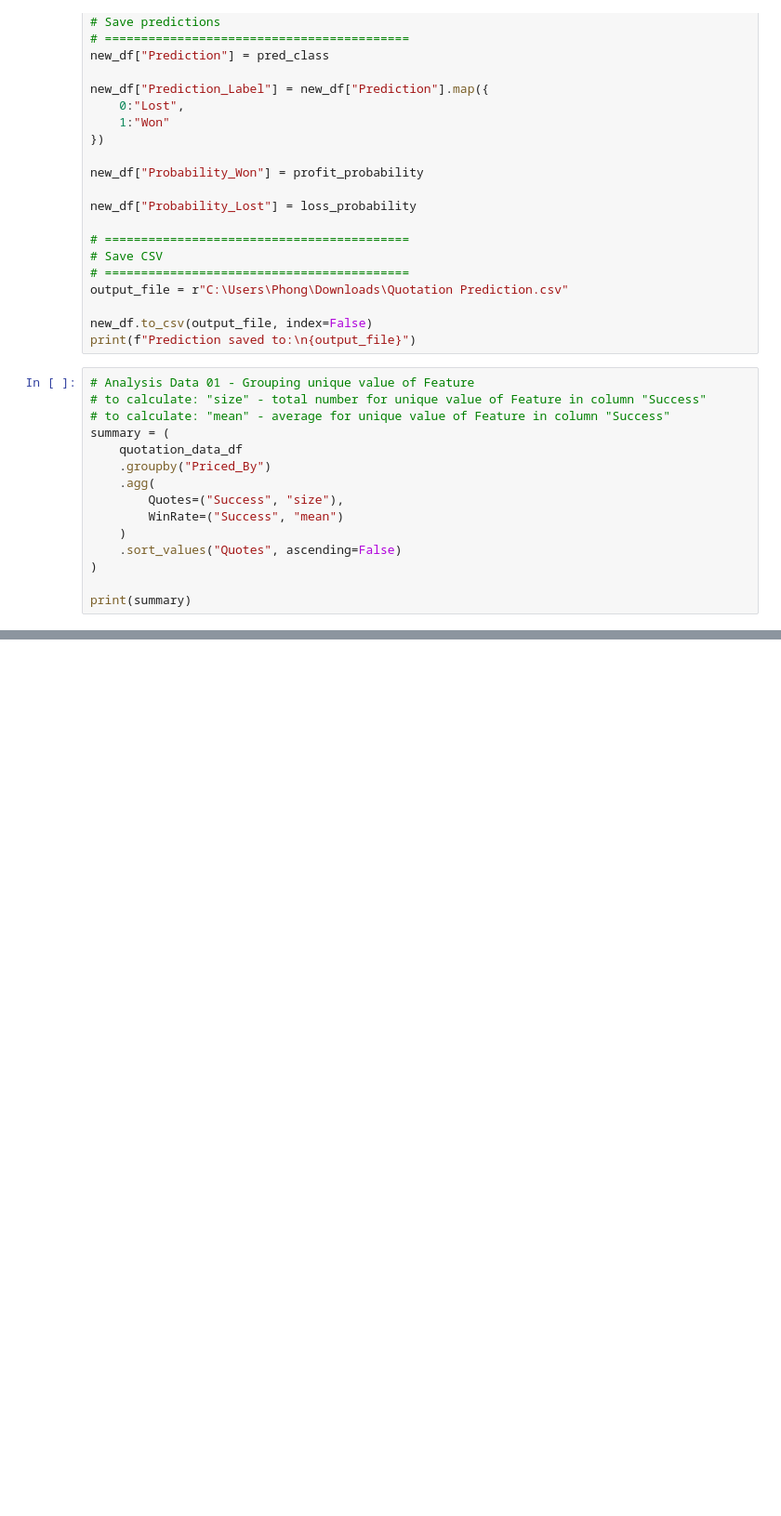
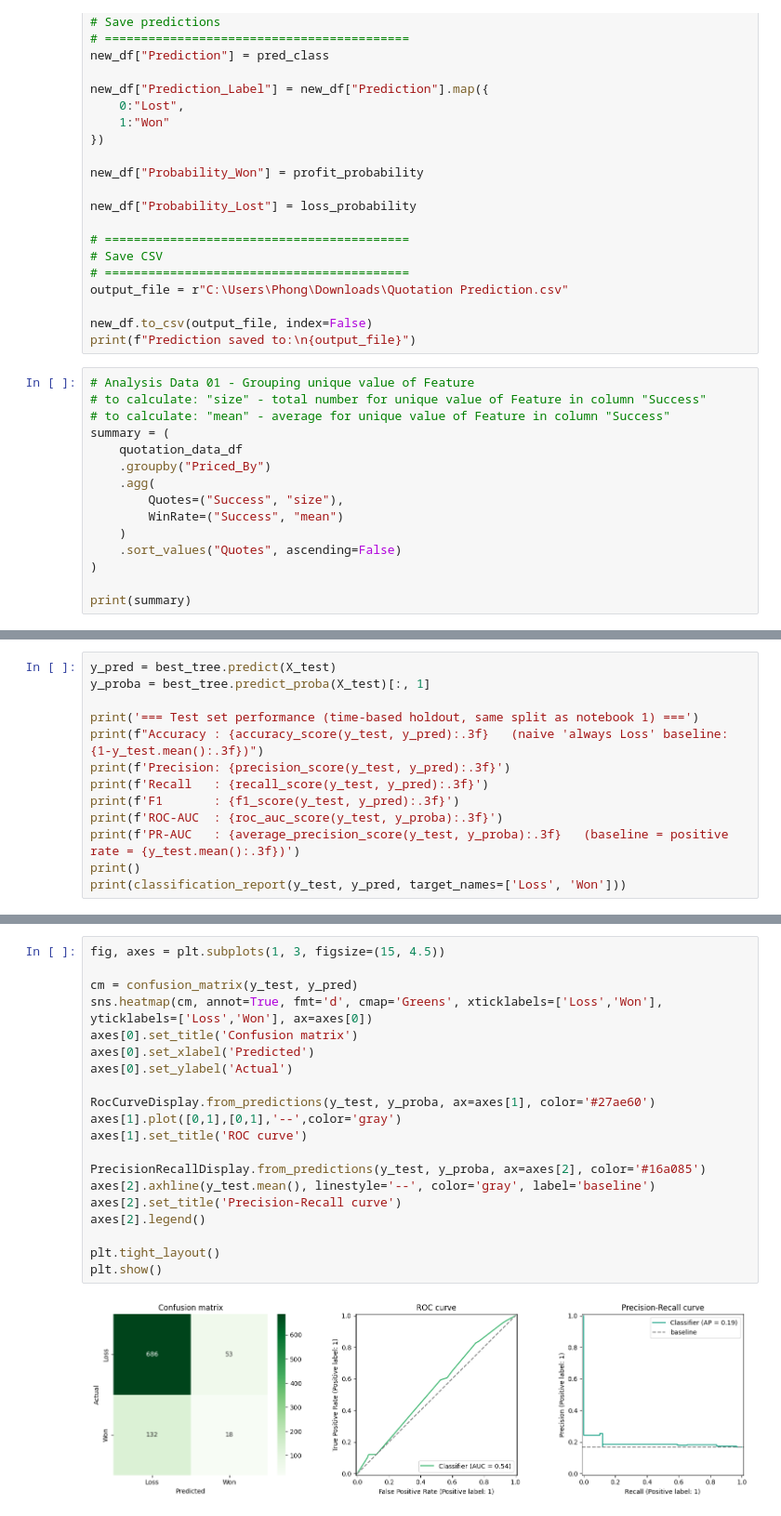
Before and after one commit to Phong031/ML_Models, a Jupyter notebook: notebook/00_code_lib.ipynb, the cells around one changed output, grey strips where cells are left out. Shown at 93% size. Saved outputs shown, nothing was run; the diff lists cells and outputs as text; blank space fills up the shorter version.

Commit message:
updated with jupiter notebook with code lib

```diff
--- a/notebook/00_code_lib.ipynb
+++ b/notebook/00_code_lib.ipynb
@@ -284,0 +1425,13 @@ print(summary)
+# %%
+y_pred = best_tree.predict(X_test)
+y_proba = best_tree.predict_proba(X_test)[:, 1]
+
+print('=== Test set performance (time-based holdout, same split as notebook 1) ===')
+print(f"Accuracy : {accuracy_score(y_test, y_pred):.3f}   (naive 'always Loss' baseline: {1-y_test.mean():.3f})")
+print(f'Precision: {precision_score(y_test, y_pred):.3f}')
+print(f'Recall   : {recall_score(y_test, y_pred):.3f}')
+print(f'F1       : {f1_score(y_test, y_pred):.3f}')
+print(f'ROC-AUC  : {roc_auc_score(y_test, y_proba):.3f}')
+print(f'PR-AUC   : {average_precision_score(y_test, y_proba):.3f}   (baseline = positive rate = {y_test.mean():.3f})')
+print()
+print(classification_report(y_test, y_pred, target_names=['Loss', 'Won']))
@@ -284,0 +1457,22 @@ print(summary)
+# %%
+fig, axes = plt.subplots(1, 3, figsize=(15, 4.5))
+
+cm = confusion_matrix(y_test, y_pred)
+sns.heatmap(cm, annot=True, fmt='d', cmap='Greens', xticklabels=['Loss','Won'], yticklabels=['Loss','Won'], ax=axes[0])
+axes[0].set_title('Confusion matrix')
+axes[0].set_xlabel('Predicted')
+axes[0].set_ylabel('Actual')
+
+RocCurveDisplay.from_predictions(y_test, y_proba, ax=axes[1], color='#27ae60')
+axes[1].plot([0,1],[0,1],'--',color='gray')
+axes[1].set_title('ROC curve')
+
+PrecisionRecallDisplay.from_predictions(y_test, y_proba, ax=axes[2], color='#16a085')
+axes[2].axhline(y_test.mean(), linestyle='--', color='gray', label='baseline')
+axes[2].set_title('Precision-Recall curve')
+axes[2].legend()
+
+plt.tight_layout()
+plt.show()
+# %% [output]
+[figure, added]
```
Also changed, not shown: parts of 36 cells of this notebook, 4 other files.
